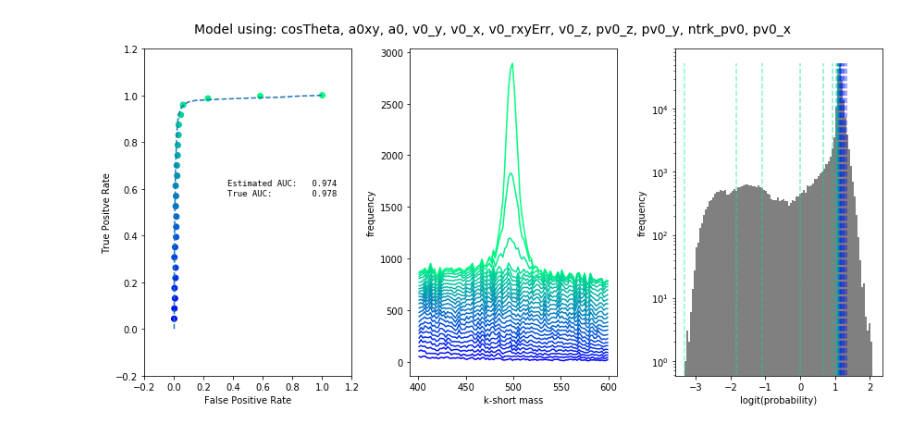
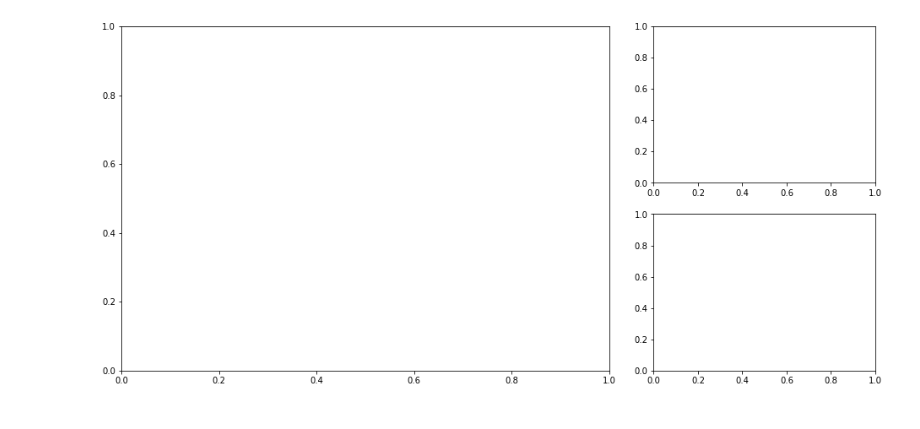
Before and after one commit to JohannSeverin/PUK_ml_high, a Jupyter notebook: Generate_MIC_correlations/Evaluating models.ipynb, the cells around one changed output. Drawn from its saved outputs; the diff is of its cells as text; code cells hidden in the pictures.

```diff
--- a/Generate_MIC_correlations/Evaluating models.ipynb
+++ b/Generate_MIC_correlations/Evaluating models.ipynb
@@ -244,32 +224,14 @@ No valid minimum found!
-# %%
-fig, ax = plt.subplots(ncols = 3, figsize = (12, 6))
-
-probs2 = model2.predict_proba(df2_test)
-from scipy.special import logit
-# ax[2].hist(logit(probs2[:, 0]))
-
-auc_est = f.roc_curve_data(mass2_test, probs2[:, 0], ax_roc = ax[0], ax_fits = ax[1], Npoints = 25, verbose = False,ax_hist = ax[2])
-
-x, y, _ = roc_curve(true2_test, probs2[:, 1])
-auc_true = roc_auc_score(true2_test, probs2[:, 0])
-
-fig.suptitle(f"Model using: {', '.join(features2)}", fontsize = 14)
-
-d = {"Estimated AUC:": 1 + auc_est, \
-     "True AUC:":      1 - auc_true}
-
-add_text_to_ax(0.4, 0.6, nice_string_output(d,extra_spacing = 3), ax = ax[0], fontsize = 9)
-
-ax[0].plot(x, y, '--')
-ax[2].set_yscale('log')
-
-ax[0].set(xlabel = "False Positive Rate", ylabel = "True Positve Rate")
-ax[1].set(xlabel = "k-short mass", ylabel = "frequency")
-ax[2].set(xlabel = "logit(probability)", ylabel = "frequency")
-
-
-fig.tight_layout(rect = (0, 0, 1, 0.95))
-
-fig.savefig("../figures/Model_2_uncorr.pdf")
-# %% [output]
-[figure, removed]
+# %%
+fig = plt.figure(figsize = (16,7.5))
+gs = fig.add_gridspec(2, 3)
+
+ax_roc = fig.add_subplot(gs[:, :2])
+
+
+
+ax_method = fig.add_subplot(gs[1, 2])
+
+
+ax_probs = fig.add_subplot(gs[0, 2])
+# %% [output]
+[figure, added]
```
Also changed, not shown: parts of 25 cells of this notebook, 20 other files.
